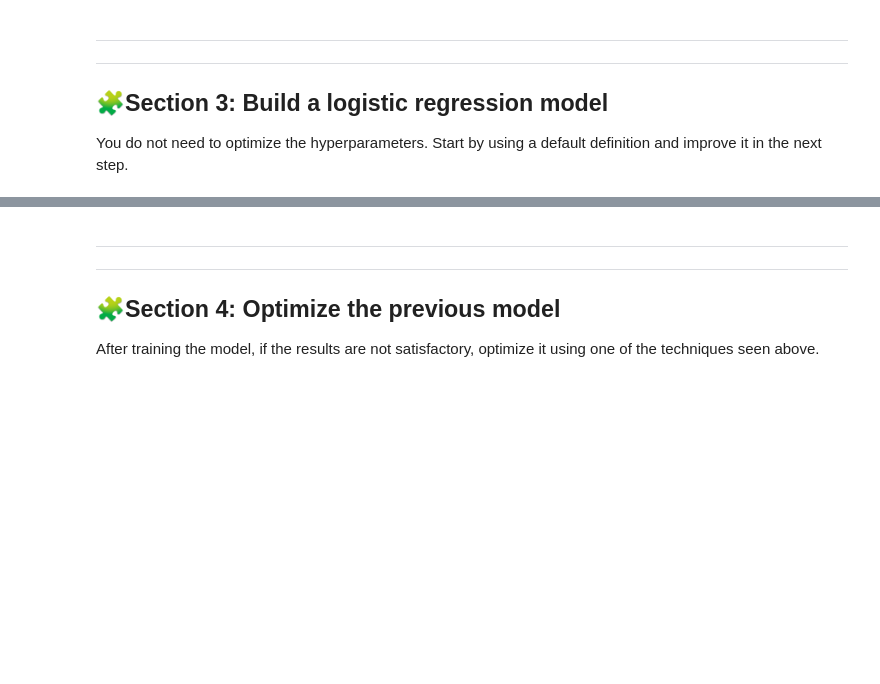
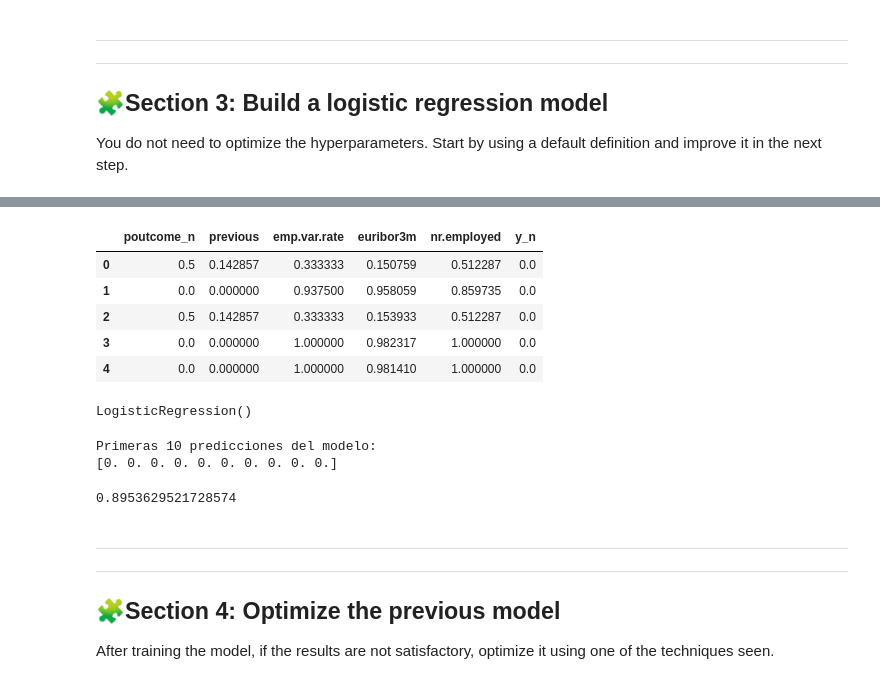
Before and after one commit to mvlarra/ML_logistic-regression-project, a Jupyter notebook: Project_ML_Logictic_Regression_VL.ipynb, the cells around one changed output, grey strips where cells are left out. Drawn from its saved outputs; the diff is of its cells as text; code cells hidden in the pictures; blank space fills up the shorter version.

```diff
--- a/Project_ML_Logictic_Regression_VL.ipynb
+++ b/Project_ML_Logictic_Regression_VL.ipynb
@@ -652,0 +678,9 @@ You do not need to optimize the hyperparameters. Start by using a default defini
+# %%
+test_data.head() #VERIFICACIÓN DE LA CARGA DE DATOS
+# %% [output]
+|  | poutcome_n | previous | emp.var.rate | euribor3m | nr.employed | y_n |
+| 0 | 0.5 | 0.142857 | 0.333333 | 0.150759 | 0.512287 | 0.0 |
+| 1 | 0.0 | 0.000000 | 0.937500 | 0.958059 | 0.859735 | 0.0 |
+| 2 | 0.5 | 0.142857 | 0.333333 | 0.153933 | 0.512287 | 0.0 |
+| 3 | 0.0 | 0.000000 | 1.000000 | 0.982317 | 1.000000 | 0.0 |
+| 4 | 0.0 | 0.000000 | 1.000000 | 0.981410 | 1.000000 | 0.0 |
@@ -653,6 +703,64 @@ You do not need to optimize the hyperparameters. Start by using a default defini
+# %%
+# ==============================================================
+# 🔹 ENTRENAMIENTO DEL MODELO DE REGRESIÓN LOGÍSTICA
+# ==============================================================
+
+
+# ==============================================================
+# 🔹 INICIALIZACIÓN Y ENTRENAMIENTO DEL MODELO
+# ==============================================================
+
+# Creamos una instancia del modelo de Regresión Logística
+# - Este modelo es ampliamente utilizado para problemas de clasificación binaria.
+# - Aprende una función matemática que modela la probabilidad de pertenecer a una clase.
+
+model = LogisticRegression()  # Creamos el modelo
+
+# Entrenamos el modelo con los datos de entrenamiento
+# - `X_train` contiene las características seleccionadas.
+# - `y_train` contiene las etiquetas correspondientes.
+model.fit(X_train, y_train)
+
+# Ahora el modelo ha aprendido una relación entre las características y la variable objetivo.
+# - Se ha ajustado a los patrones presentes en `X_train`.
+# - Está listo para realizar predicciones en datos nuevos.
+
+# A continuación, podemos evaluar su rendimiento sobre el conjunto de prueba.
+# %% [output]
+LogisticRegression()
+# %%
+# ==============================================================
+# 🔹 PREDICCIÓN CON EL MODELO ENTRENADO
+# ==============================================================
+
+# Usamos el modelo entrenado para hacer predicciones sobre el conjunto de prueba.
+# - `model.predict(X_test)`: Toma las características de prueba y genera predicciones.
+
+y_pred = model.predict(X_test)  # Generamos las predicciones
+
+# ==============================================================
+# 🔹 VISUALIZACIÓN DE LAS PREDICCIONES
+# ==============================================================
+
+# Mostramos las primeras 10 predicciones generadas por el modelo
+print("Primeras 10 predicciones del modelo:")
+print(y_pred[:10])
+
+# Ahora tenemos las predicciones (`y_pred`) correspondientes a los valores en `X_test`.
+# - `y_pred` es un array con valores predichos (0 o 1 en el caso de clasificación binaria).
+# - Podemos compararlo con `y_test` para evaluar el rendimiento del modelo.
+
+# A continuación, procederemos a evaluar la precisión del modelo.
+# %% [output]
+Primeras 10 predicciones del modelo:
+[0. 0. 0. 0. 0. 0. 0. 0. 0. 0.]
+# %%
+accuracy_score(y_test, y_pred)
+# %% [output]
+0.8953629521728574
 # %% [markdown]
 ---
 ---
 
 ## 🧩**Section 4:  Optimize the previous model**
-After training the model, if the results are not satisfactory, optimize it using one of the techniques seen above.
+After training the model, if the results are not satisfactory, optimize it using one of the techniques seen.
```
Also changed, not shown: parts of 12 cells of this notebook, 2 other files.
